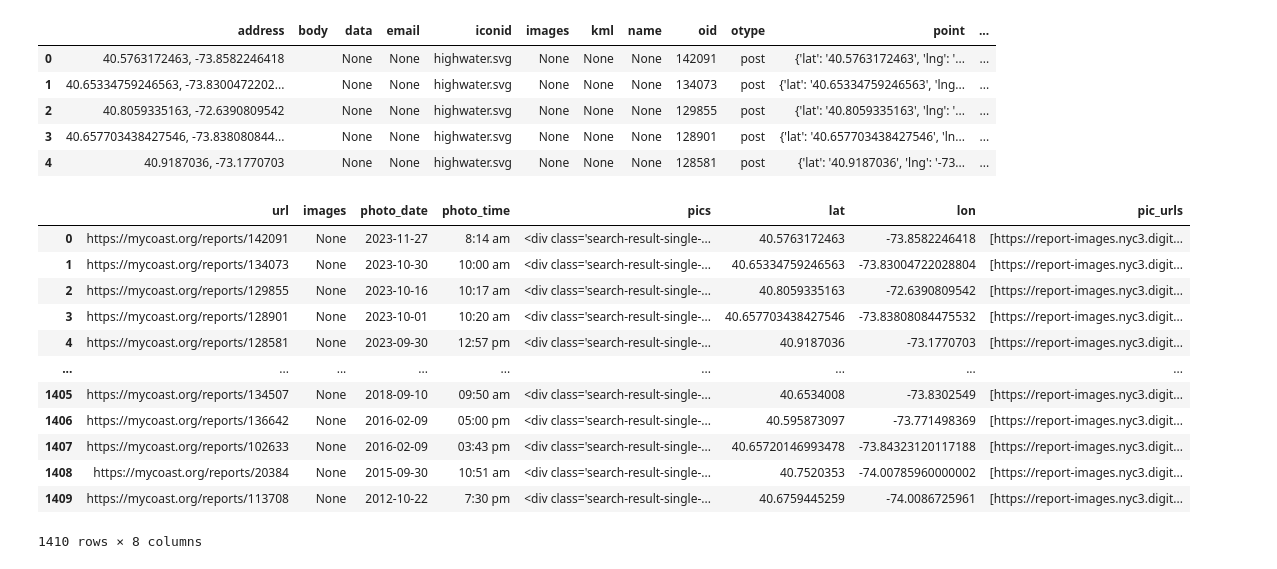
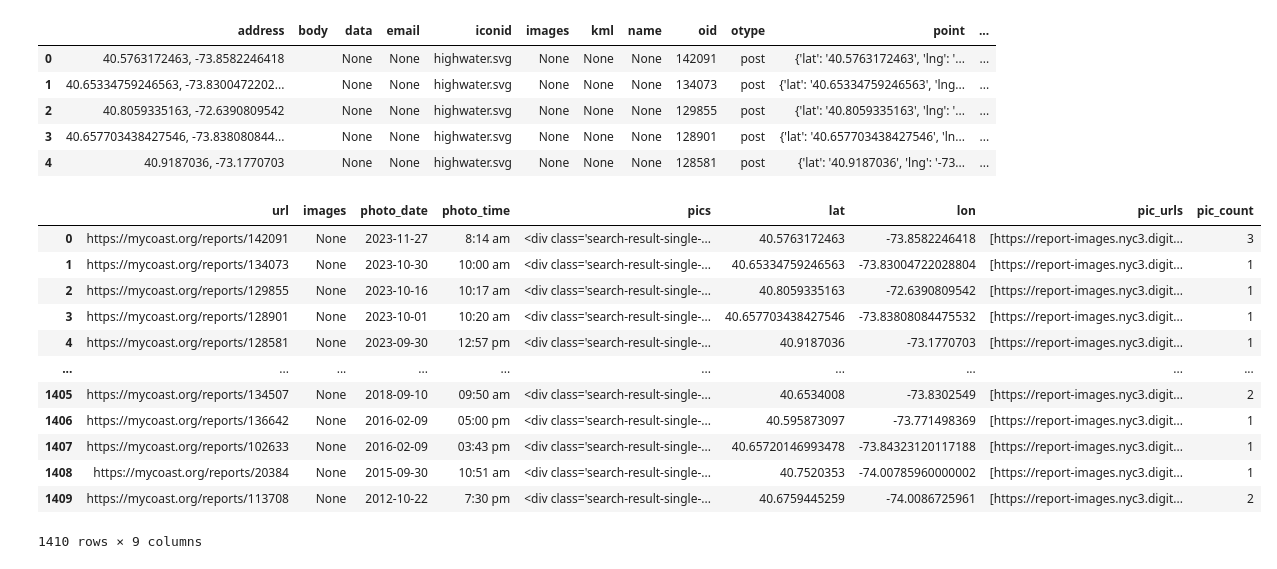
Before and after one commit to cankadir/FloodAnalysis, a Jupyter notebook: Local_Reports/Report_PY/PDF_Reporting.ipynb, the cells around one changed output. Saved outputs shown, nothing was run; the diff lists cells and outputs as text; code cells hidden in the pictures.

```diff
--- a/Local_Reports/Report_PY/PDF_Reporting.ipynb
+++ b/Local_Reports/Report_PY/PDF_Reporting.ipynb
@@ -225,9 +216,7 @@ Flood sensor locations + frequency of days with floods
 #### 311 Data
 # %%
 local_cdta = cdta[cdta['CDTALabel'] == cd_name ].to_crs(3857)
-polygon = local_cdta \
-                .dissolve() \
-                .to_crs(4326) \
+polygon = local_cdta.dissolve().to_crs(4326)
 
 polygon1 = polygon.copy()
 polygon1.geometry = polygon1.geometry.simplify(0.001).buffer( 0.002 ).simplify(0.001)
@@ -571,10 +560,10 @@ from matplotlib.ticker import MultipleLocator
 filtered_data = local_data.dropna( subset=['sensor_display_name'] ,axis=0 )
 
 # Single sensor
-# single_sensor = filtered_data[ filtered_data['deployment_id'] == highlighted_sensor['deployment_id'].values[0] ].copy()
+single_sensor = filtered_data[ filtered_data['deployment_id'] == highlighted_sensor['deployment_id'].values[0] ].copy()
 
 # All neighborhood sensors
-single_sensor = filtered_data.copy()
+# single_sensor = filtered_data.copy()
 
 f = '1D'
 single_sensor_1h = single_sensor.groupby(pd.Grouper(key='time_NY', freq=f)).agg({'clean_depth_in':'max'}).reset_index()
@@ -642,7 +631,7 @@ for i,year in enumerate( single_sensor_1h[single_sensor_1h['clean_depth_in'] > 0
         ax.axvspan( event_converted_startdate , event_converted_enddate , ec='#ff7f0e', fc='none', alpha=1 , zorder=150 )
 
 
-plt.tight_layout(pad=0)
+plt.tight_layout( pad=0, h_pad=0.05 )
 fig.savefig( os.path.join( visual_folder , "flood_timeline.png" ) ,bbox_inches='tight', transparent="True" , pad_inches=0 , dpi=150 )
 # %% [output]
 2021-09-01 21:27:30 2021-09-01 23:11:30
@@ -682,8 +667,8 @@ if flood_type == 'Coastal':
     background_data = tidal.copy()
 
 if flood_type == 'Pluvial':
-    event_startdate_ext = event_startdate - pd.Timedelta( days = 2 )
-    event_enddate_ext = event_enddate + pd.Timedelta( days = 2 )
+    event_startdate_ext = event_startdate - pd.Timedelta( days = 1 )
+    event_enddate_ext = event_enddate + pd.Timedelta( days = 1 )
 
     url = f'https://api.weather.com/v1/location/KLGA:9:US/observations/historical.json?apiKey=e1f10a1e78da46f5b10a1e78da96f525&units=e&startDate={event_startdate_ext.year}{str(event_startdate_ext.month).zfill(2)}{str( event_startdate_ext.day ).zfill(2)}&endDate={event_enddate_ext.year}{str(event_enddate_ext.month).zfill(2)}{str( event_enddate_ext.day ).zfill(2)}'
     rain = requests.get(url).json()
@@ -796,27 +816,27 @@ myCoast_data.head()
 # %%
 myCoast_data['photo_date'] = myCoast_data['props'].apply( lambda x: x['photo_date'] )
 myCoast_data['photo_time'] = myCoast_data['props'].apply( lambda x: x['photo_time'] )
 myCoast_data['pics'] = myCoast_data['props'].apply( lambda x: x['ourPics'] )
 
 myCoast_data['lat'] = myCoast_data['point'].apply( lambda x: x['lat'] )
 myCoast_data['lon'] = myCoast_data['point'].apply( lambda x: x['lng'] )
 myCoast_data['pic_urls'] = myCoast_data['pics'].apply( lambda x: [i.split('/></a>')[0].replace("'","") for i in x.split('src=') if 'https' in i] )
-
-myCoast_data[[ 'url','images','photo_date','photo_time','pics','lat','lon','pic_urls' ]]
+myCoast_data['pic_count'] = myCoast_data['pic_urls'].apply( lambda x: len(x) )
+myCoast_data[[ 'url','images','photo_date','photo_time','pics','lat','lon','pic_urls', 'pic_count' ]]
 # %% [output]
-|  | url | images | photo_date | photo_time | pics | lat | lon | pic_urls |
-| 0 | https://mycoast.org/reports/142091 | None | 2023-11-27 | 8:14 am | <div class='search-result-single-... | 40.5763172463 | -73.8582246418 | [https://report-images.nyc3.digit... |
-| 1 | https://mycoast.org/reports/134073 | None | 2023-10-30 | 10:00 am | <div class='search-result-single-... | 40.65334759246563 | -73.83004722028804 | [https://report-images.nyc3.digit... |
-| 2 | https://mycoast.org/reports/129855 | None | 2023-10-16 | 10:17 am | <div class='search-result-single-... | 40.8059335163 | -72.6390809542 | [https://report-images.nyc3.digit... |
-| 3 | https://mycoast.org/reports/128901 | None | 2023-10-01 | 10:20 am | <div class='search-result-single-... | 40.657703438427546 | -73.83808084475532 | [https://report-images.nyc3.digit... |
-| 4 | https://mycoast.org/reports/128581 | None | 2023-09-30 | 12:57 pm | <div class='search-result-single-... | 40.9187036 | -73.1770703 | [https://report-images.nyc3.digit... |
-| ... | ... | ... | ... | ... | ... | ... | ... | ... |
-| 1405 | https://mycoast.org/reports/134507 | None | 2018-09-10 | 09:50 am | <div class='search-result-single-... | 40.6534008 | -73.8302549 | [https://report-images.nyc3.digit... |
-| 1406 | https://mycoast.org/reports/136642 | None | 2016-02-09 | 05:00 pm | <div class='search-result-single-... | 40.595873097 | -73.771498369 | [https://report-images.nyc3.digit... |
-| 1407 | https://mycoast.org/reports/102633 | None | 2016-02-09 | 03:43 pm | <div class='search-result-single-... | 40.65720146993478 | -73.84323120117188 | [https://report-images.nyc3.digit... |
-| 1408 | https://mycoast.org/reports/20384 | None | 2015-09-30 | 10:51 am | <div class='search-result-single-... | 40.7520353 | -74.00785960000002 | [https://report-images.nyc3.digit... |
-| 1409 | https://mycoast.org/reports/113708 | None | 2012-10-22 | 7:30 pm | <div class='search-result-single-... | 40.6759445259 | -74.0086725961 | [https://report-images.nyc3.digit... |
+|  | url | images | photo_date | photo_time | pics | lat | lon | pic_urls | pic_count |
+| 0 | https://mycoast.org/reports/142091 | None | 2023-11-27 | 8:14 am | <div class='search-result-single-... | 40.5763172463 | -73.8582246418 | [https://report-images.nyc3.digit... | 3 |
+| 1 | https://mycoast.org/reports/134073 | None | 2023-10-30 | 10:00 am | <div class='search-result-single-... | 40.65334759246563 | -73.83004722028804 | [https://report-images.nyc3.digit... | 1 |
+| 2 | https://mycoast.org/reports/129855 | None | 2023-10-16 | 10:17 am | <div class='search-result-single-... | 40.8059335163 | -72.6390809542 | [https://report-images.nyc3.digit... | 1 |
+| 3 | https://mycoast.org/reports/128901 | None | 2023-10-01 | 10:20 am | <div class='search-result-single-... | 40.657703438427546 | -73.83808084475532 | [https://report-images.nyc3.digit... | 1 |
+| 4 | https://mycoast.org/reports/128581 | None | 2023-09-30 | 12:57 pm | <div class='search-result-single-... | 40.9187036 | -73.1770703 | [https://report-images.nyc3.digit... | 1 |
+| ... | ... | ... | ... | ... | ... | ... | ... | ... | ... |
+| 1405 | https://mycoast.org/reports/134507 | None | 2018-09-10 | 09:50 am | <div class='search-result-single-... | 40.6534008 | -73.8302549 | [https://report-images.nyc3.digit... | 2 |
+| 1406 | https://mycoast.org/reports/136642 | None | 2016-02-09 | 05:00 pm | <div class='search-result-single-... | 40.595873097 | -73.771498369 | [https://report-images.nyc3.digit... | 1 |
+| 1407 | https://mycoast.org/reports/102633 | None | 2016-02-09 | 03:43 pm | <div class='search-result-single-... | 40.65720146993478 | -73.84323120117188 | [https://report-images.nyc3.digit... | 1 |
+| 1408 | https://mycoast.org/reports/20384 | None | 2015-09-30 | 10:51 am | <div class='search-result-single-... | 40.7520353 | -74.00785960000002 | [https://report-images.nyc3.digit... | 1 |
+| 1409 | https://mycoast.org/reports/113708 | None | 2012-10-22 | 7:30 pm | <div class='search-result-single-... | 40.6759445259 | -74.0086725961 | [https://report-images.nyc3.digit... | 2 |
-1410 rows × 8 columns
+1410 rows × 9 columns
 # %%
 myCoast_geo = gpd.GeoDataFrame( myCoast_data, geometry=gpd.points_from_xy(myCoast_data.lon, myCoast_data.lat), crs=4326 )
 
```
Also changed, not shown: parts of 18 cells of this notebook.
